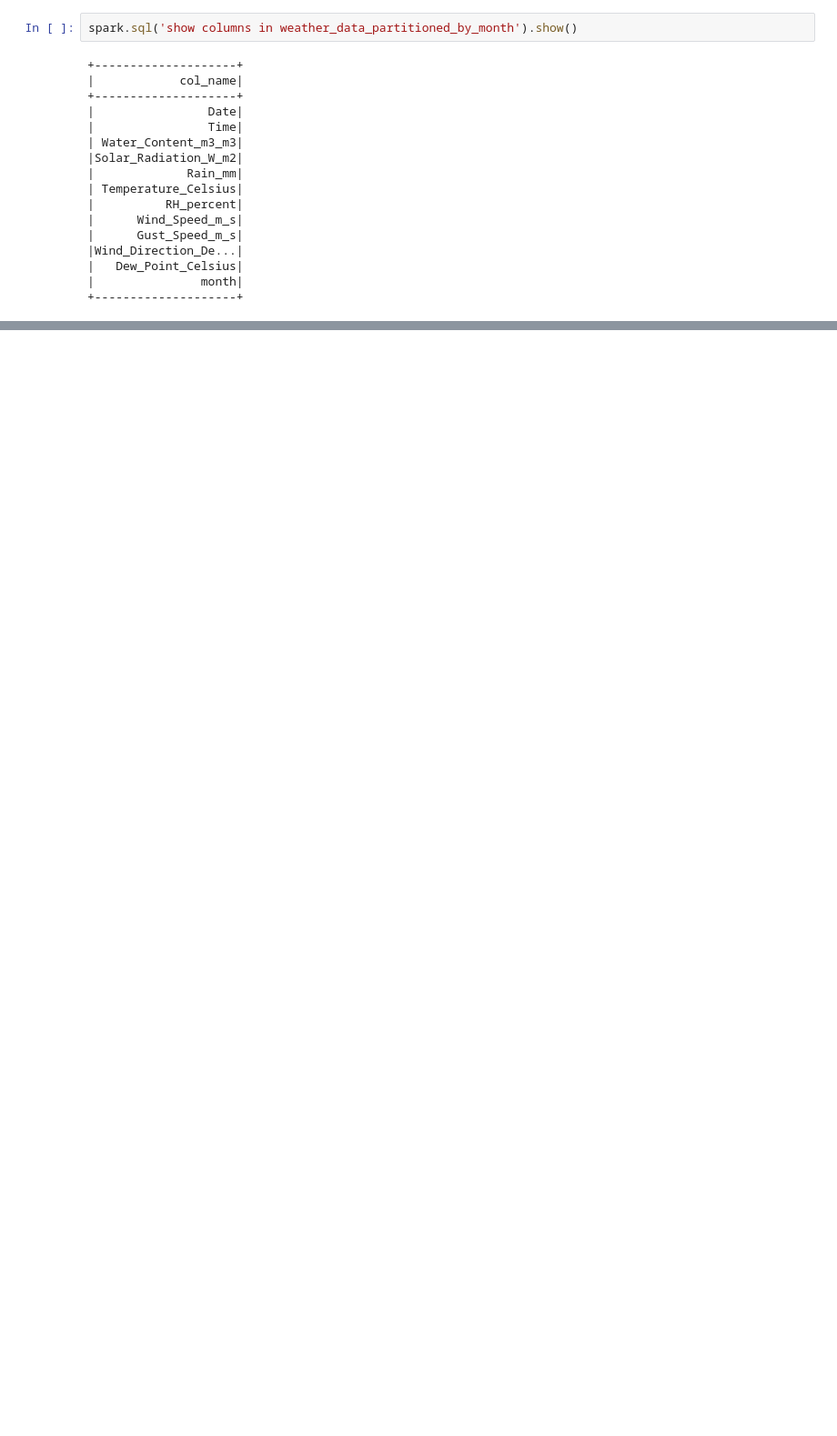
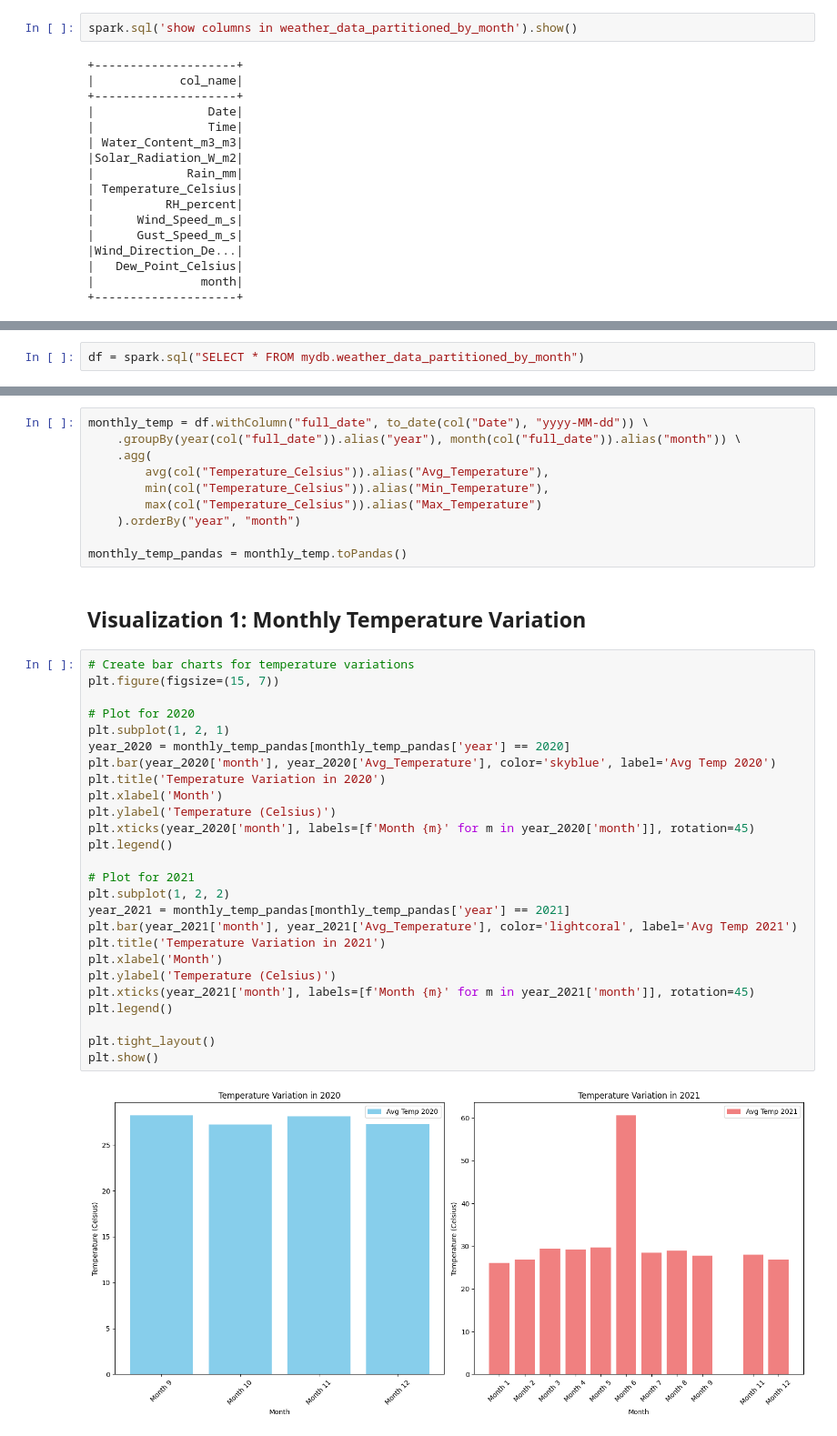
Before and after one commit to Galaxy092/Samsung-Innovation-Campus-Big-Data-Capstone-Project, a Jupyter notebook: Data Analysis & Visualization.ipynb, the cells around one changed output, grey strips where cells are left out. Shown at 91% size. Saved outputs shown, nothing was run; the diff lists cells and outputs as text; blank space fills up the shorter version.

Commit message:
WIP: Data Analysis & Visualization.ipynb

```diff
--- a/Data Analysis & Visualization.ipynb
+++ b/Data Analysis & Visualization.ipynb
@@ -62,0 +95,2 @@ spark.sql('show columns in weather_data_partitioned_by_month').show()
+# %%
+df = spark.sql("SELECT * FROM mydb.weather_data_partitioned_by_month")
@@ -62,0 +118,40 @@ spark.sql('show columns in weather_data_partitioned_by_month').show()
+# %%
+monthly_temp = df.withColumn("full_date", to_date(col("Date"), "yyyy-MM-dd")) \
+    .groupBy(year(col("full_date")).alias("year"), month(col("full_date")).alias("month")) \
+    .agg(
+        avg(col("Temperature_Celsius")).alias("Avg_Temperature"),
+        min(col("Temperature_Celsius")).alias("Min_Temperature"),
+        max(col("Temperature_Celsius")).alias("Max_Temperature")
+    ).orderBy("year", "month")
+
+monthly_temp_pandas = monthly_temp.toPandas()
+# %% [markdown]
+## Visualization 1: Monthly Temperature Variation
+# %%
+# Create bar charts for temperature variations
+plt.figure(figsize=(15, 7))
+
+# Plot for 2020
+plt.subplot(1, 2, 1)
+year_2020 = monthly_temp_pandas[monthly_temp_pandas['year'] == 2020]
+plt.bar(year_2020['month'], year_2020['Avg_Temperature'], color='skyblue', label='Avg Temp 2020')
+plt.title('Temperature Variation in 2020')
+plt.xlabel('Month')
+plt.ylabel('Temperature (Celsius)')
+plt.xticks(year_2020['month'], labels=[f'Month {m}' for m in year_2020['month']], rotation=45)
+plt.legend()
+
+# Plot for 2021
+plt.subplot(1, 2, 2)
+year_2021 = monthly_temp_pandas[monthly_temp_pandas['year'] == 2021]
+plt.bar(year_2021['month'], year_2021['Avg_Temperature'], color='lightcoral', label='Avg Temp 2021')
+plt.title('Temperature Variation in 2021')
+plt.xlabel('Month')
+plt.ylabel('Temperature (Celsius)')
+plt.xticks(year_2021['month'], labels=[f'Month {m}' for m in year_2021['month']], rotation=45)
+plt.legend()
+
+plt.tight_layout()
+plt.show()
+# %% [output]
+[figure, added]
```
Also changed, not shown: parts of 20 cells of this notebook, 3 other files.
